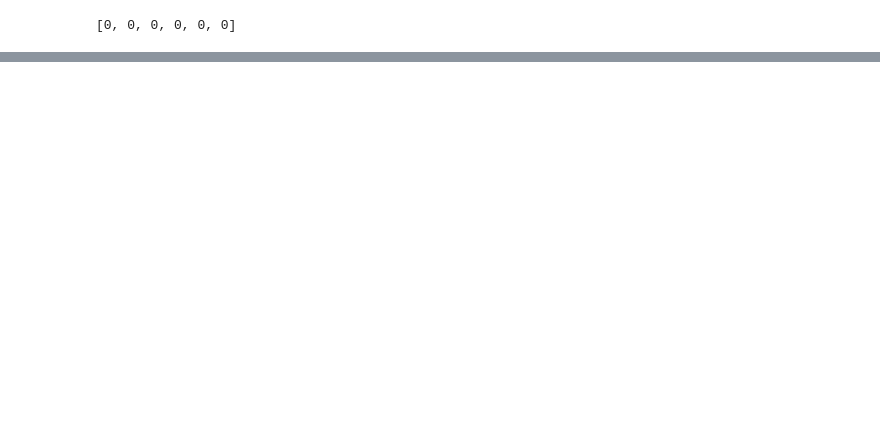
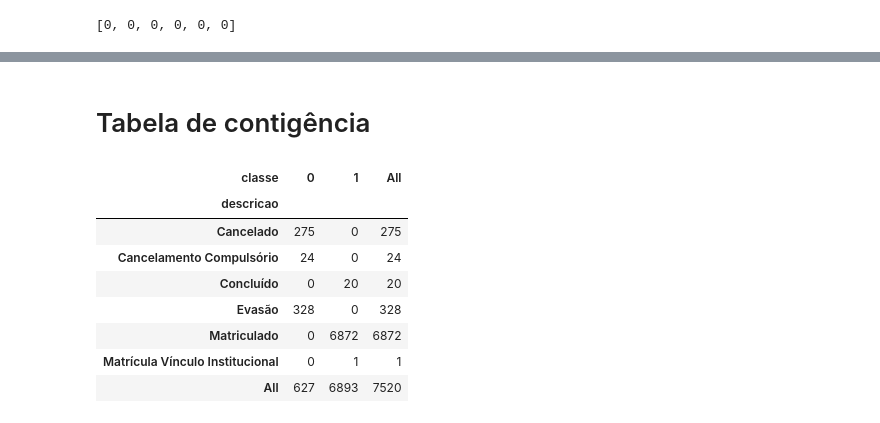
Before and after one commit to tmedeirosb/modelo_ifrn_integrado, a Jupyter notebook: versao_2/EDA.ipynb, the cells around one changed output, grey strips where cells are left out. Cells and saved outputs as stored; diff of their text form; code cells hidden in the pictures; blank space fills up the shorter version.

```diff
--- a/versao_2/EDA.ipynb
+++ b/versao_2/EDA.ipynb
@@ -404,0 +447,15 @@ threshold_scale
+# %% [markdown]
+# Tabela de contigência
+# %%
+tbl = pd.crosstab(index = dados.descricao , columns = dados.classe, margins=True)
+tbl
+# %% [output]
+| classe | 0 | 1 | All |
+| descricao |  |  |  |
+| Cancelado | 275 | 0 | 275 |
+| Cancelamento Compulsório | 24 | 0 | 24 |
+| Concluído | 0 | 20 | 20 |
+| Evasão | 328 | 0 | 328 |
+| Matriculado | 0 | 6872 | 6872 |
+| Matrícula Vínculo Institucional | 0 | 1 | 1 |
+| All | 627 | 6893 | 7520 |
```
Also changed, not shown: parts of 7 cells of this notebook, 1 other file.
